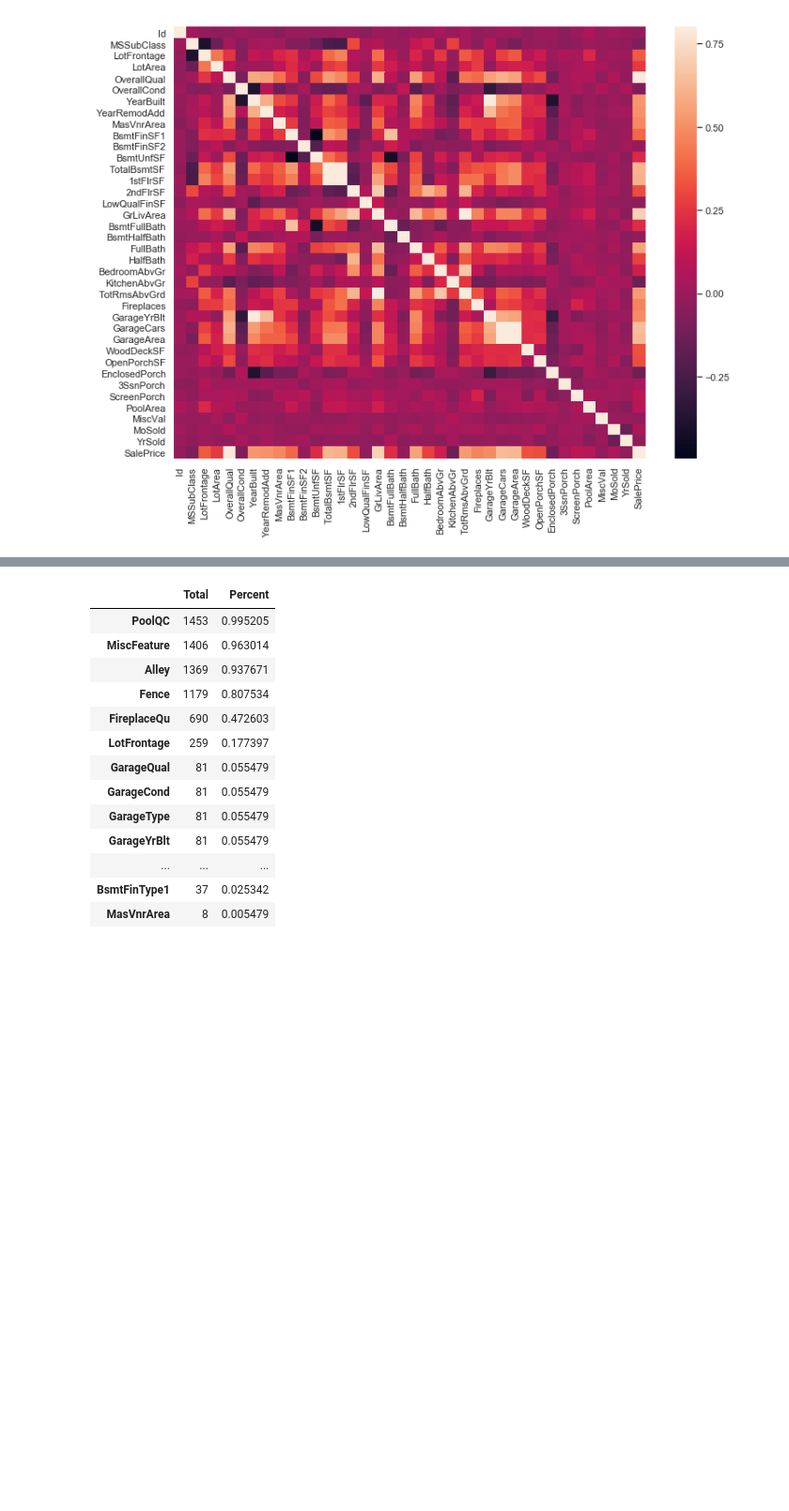
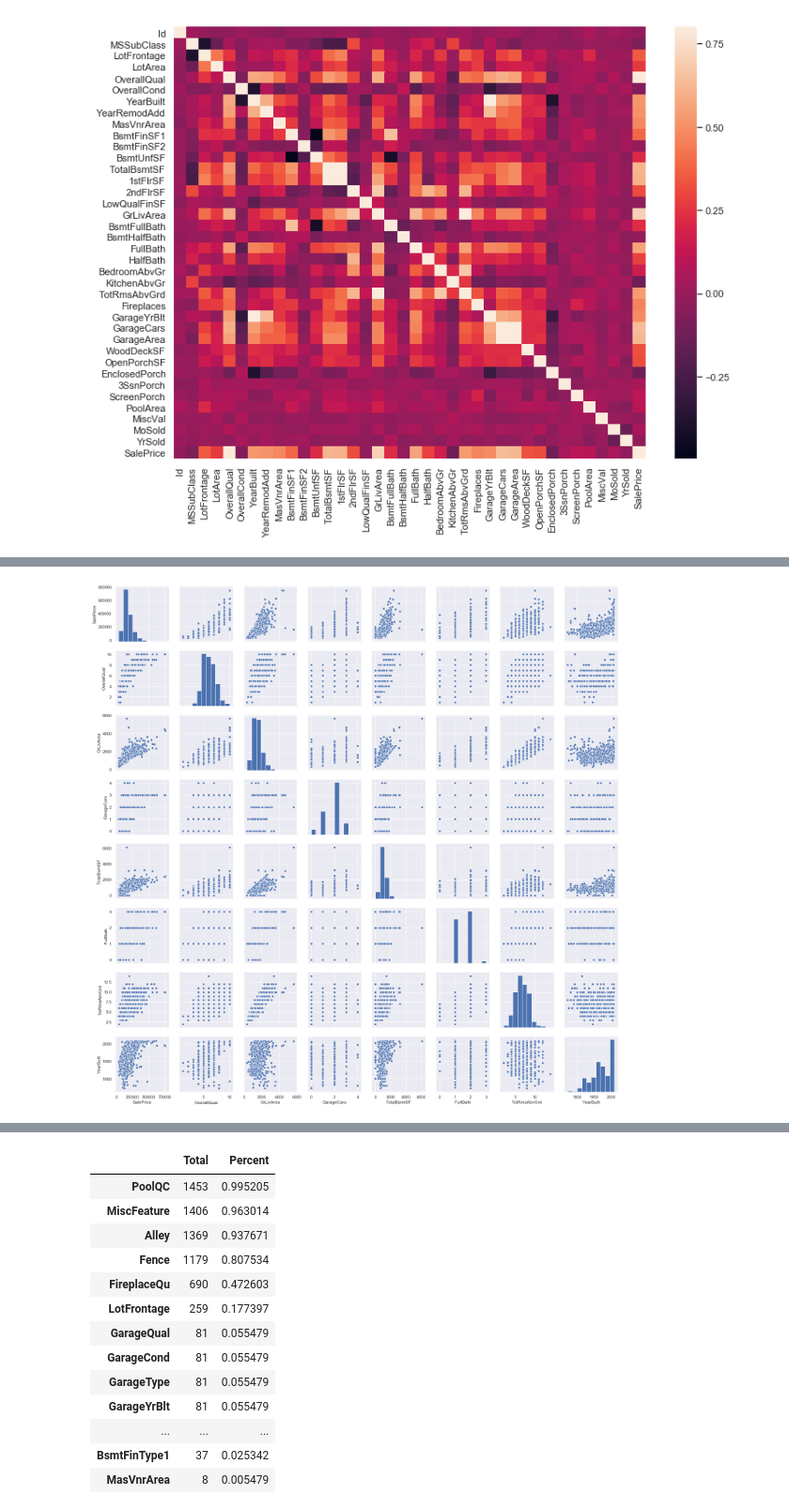
Before and after one commit to Sicro01/Predict-House-Prices, a Jupyter notebook: Ames, Iowa - House Price Prediction (ref. Kaggle Challenge).ipynb, the cells around one changed output, grey strips where cells are left out. Shown at 94% size. Cells and saved outputs as stored; diff of their text form; code cells hidden in the pictures; blank space fills up the shorter version.

```diff
--- a/Ames, Iowa - House Price Prediction (ref. Kaggle Challenge).ipynb
+++ b/Ames, Iowa - House Price Prediction (ref. Kaggle Challenge).ipynb
@@ -332,0 +372,9 @@ plt.show()
+# %%
+#scatterplot
+cols = ['SalePrice', 'OverallQual', 'GrLivArea', 'GarageCars', 'TotalBsmtSF', 'FullBath', 'TotRmsAbvGrd','YearBuilt']
+with warnings.catch_warnings():
+    warnings.simplefilter("ignore")
+    fxn()
+    sns.pairplot(train_df[cols], size = 2.5)
+# %% [output]
+[figure, added]
```
Also changed, not shown: parts of 19 cells of this notebook, 1 other file.
